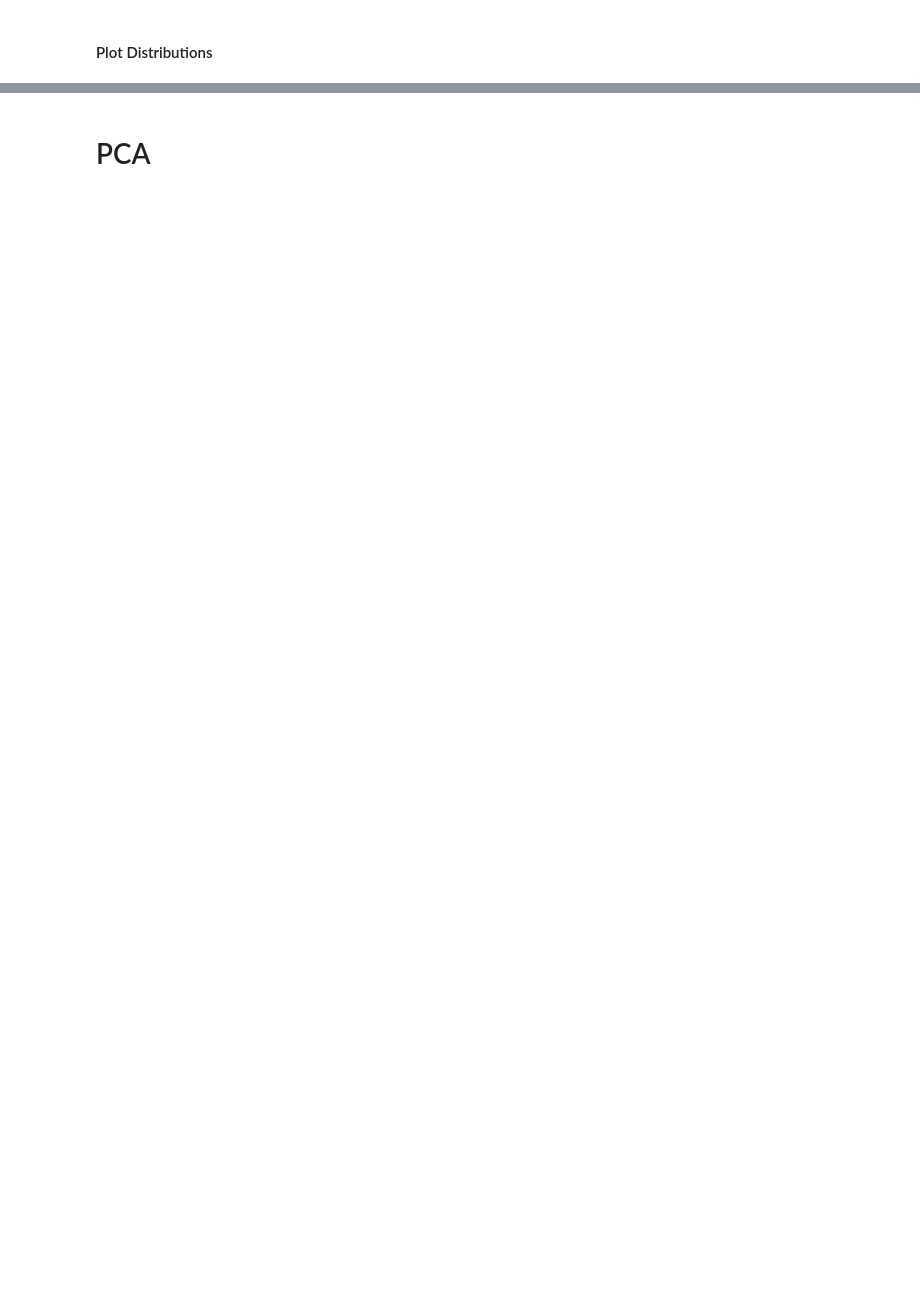
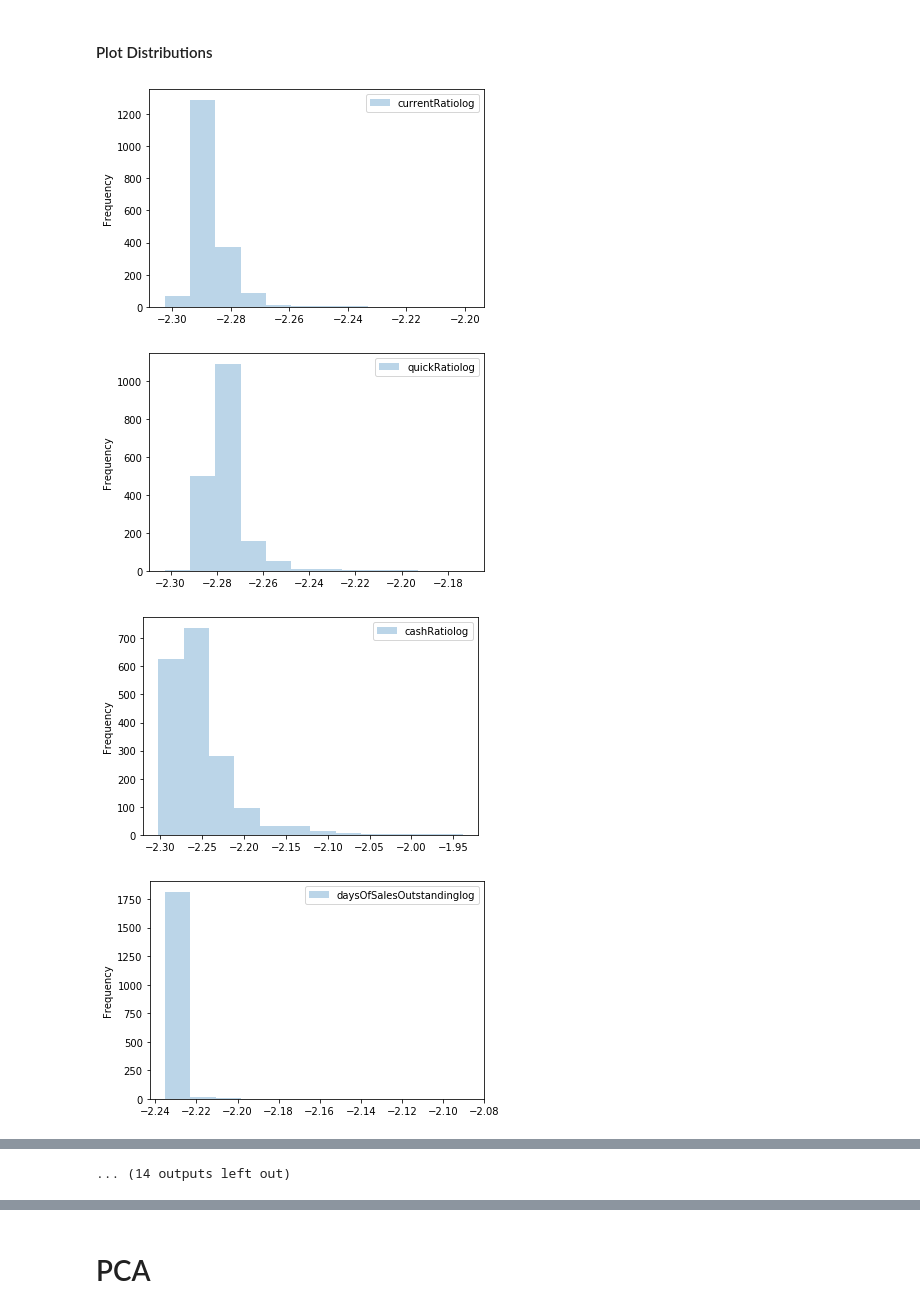
Before and after one commit to Agewerc/ML-Finance, a Jupyter notebook: corporateCreditRatingPrediction.ipynb, the cells around one changed output, grey strips where cells are left out. Saved outputs shown, nothing was run; the diff lists cells and outputs as text; code cells hidden in the pictures; blank space fills up the shorter version.

Commit message:
Remove Outliers and LDA

```diff
--- a/corporateCreditRatingPrediction.ipynb
+++ b/corporateCreditRatingPrediction.ipynb
@@ -88,6 +88,6 @@ for c in columns:
 
     float_array = df_rating[[c]].values.astype(float)
     min_max_scaler = preprocessing.MinMaxScaler()
-    scaled_array = min_max_scaler.fit_transform(float_array)
+    scaled_array = min_max_scaler.fit_transform(float_array) + 0.1
     df_rating[c] = scaled_array
     df_rating[c + 'log'] = df_rating[c].apply(np.log)
@@ -94,2 +96,26 @@ for c in columns:
+# %%
+#------------------------------------------------------------------------------
+# accept a dataframe, remove outliers, return cleaned data in a new dataframe
+# see http://www.itl.nist.gov/div898/handbook/prc/section1/prc16.htm
+#------------------------------------------------------------------------------
+def remove_outlier(df_in, col_name):
+    q1 = df_in[col_name].quantile(0.01)
+    q3 = df_in[col_name].quantile(0.99)
+    iqr = q3-q1 #Interquartile range
+    fence_low  = q1-1.5*iqr
+    fence_high = q3+1.5*iqr
+    df_out = df_in.loc[(df_in[col_name] > fence_low) & (df_in[col_name] < fence_high)]
+    return df_out
+# %%
+for c in df_rating.columns[32:58]:
+    df_rating = remove_outlier(df_rating, c)
 # %% [markdown]
 #### Plot Distributions
+# %%
+for c in df_rating.columns[32:58]:
+    df_rating.loc[:, [c]].plot.hist(bins=12, alpha=0.3)
+# %% [output]
+[figure, added]
+[figure, added]
+[figure, added]
+[figure, added]
@@ -95,0 +130 @@ for c in columns:
+... (14 outputs left out)
```
Also changed, not shown: parts of 34 cells of this notebook.
